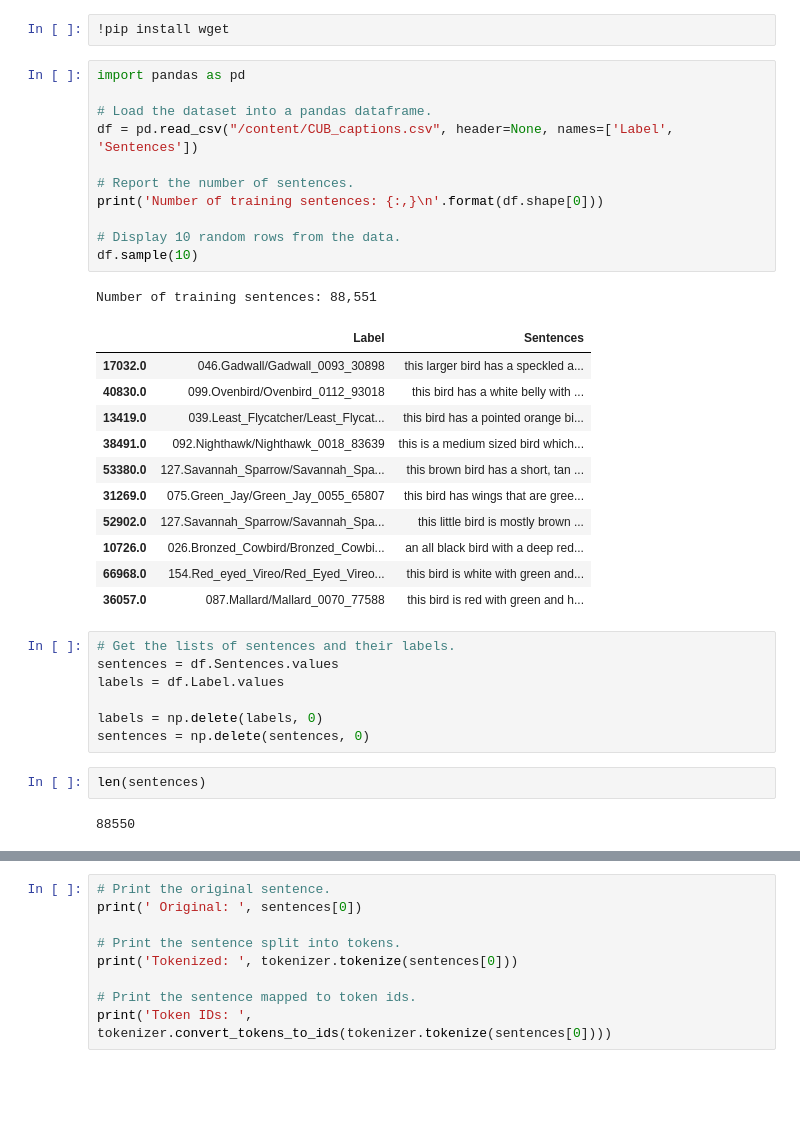
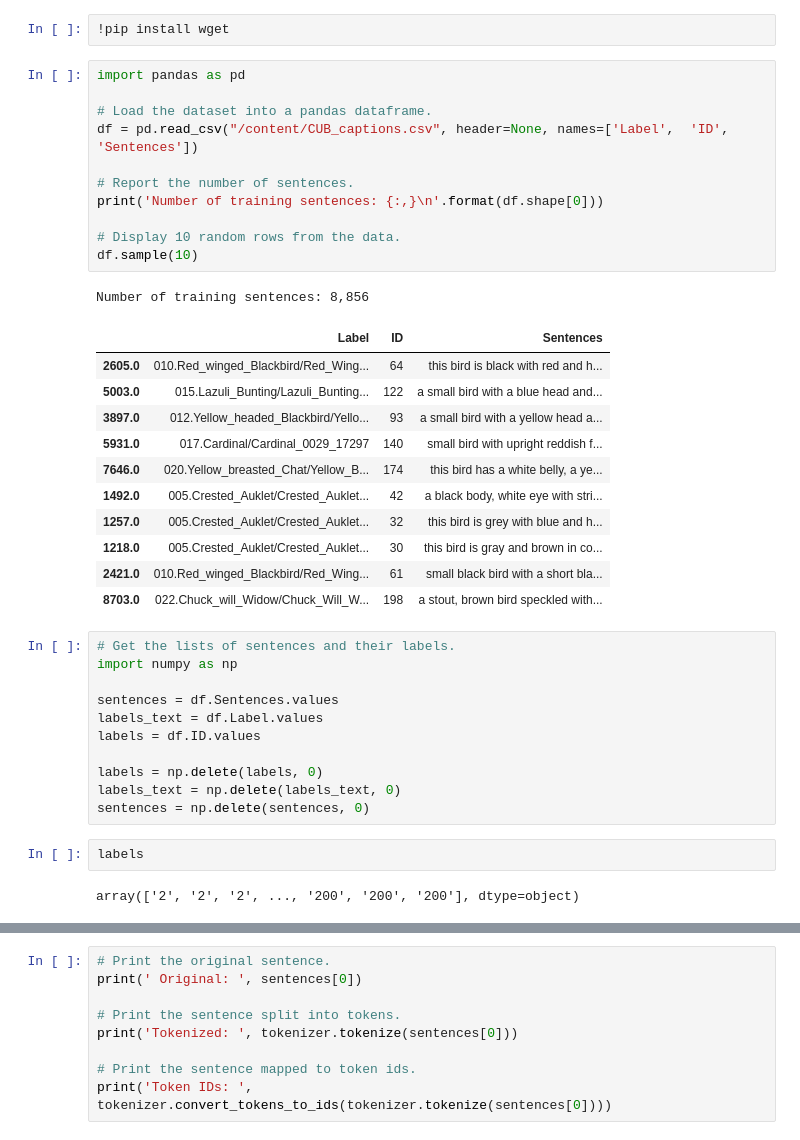
Before and after one commit to Meghana07/CUB-Attn-GAN, a Jupyter notebook: theNotebook/TextEncoderCubAttn.ipynb, the cells around one changed output, grey strips where cells are left out. Drawn from its saved outputs; the diff is of its cells as text; blank space fills up the shorter version.

```diff
--- a/theNotebook/TextEncoderCubAttn.ipynb
+++ b/theNotebook/TextEncoderCubAttn.ipynb
@@ -1611,38 +1646,42 @@ Found GPU at: /device:GPU:0
 # %%
 import pandas as pd
 
 # Load the dataset into a pandas dataframe.
-df = pd.read_csv("/content/CUB_captions.csv", header=None, names=['Label', 'Sentences'])
+df = pd.read_csv("/content/CUB_captions.csv", header=None, names=['Label',  'ID', 'Sentences'])
 
 # Report the number of sentences.
 print('Number of training sentences: {:,}\n'.format(df.shape[0]))
 
 # Display 10 random rows from the data.
 df.sample(10)
 # %% [output]
-Number of training sentences: 88,551
+Number of training sentences: 8,856
-|  | Label | Sentences |
-| 17032.0 | 046.Gadwall/Gadwall_0093_30898 | this larger bird has a speckled a... |
-| 40830.0 | 099.Ovenbird/Ovenbird_0112_93018 | this bird has a white belly with ... |
-| 13419.0 | 039.Least_Flycatcher/Least_Flycat... | this bird has a pointed orange bi... |
-| 38491.0 | 092.Nighthawk/Nighthawk_0018_83639 | this is a medium sized bird which... |
-| 53380.0 | 127.Savannah_Sparrow/Savannah_Spa... | this brown bird has a short, tan ... |
-| 31269.0 | 075.Green_Jay/Green_Jay_0055_65807 | this bird has wings that are gree... |
-| 52902.0 | 127.Savannah_Sparrow/Savannah_Spa... | this little bird is mostly brown ... |
-| 10726.0 | 026.Bronzed_Cowbird/Bronzed_Cowbi... | an all black bird with a deep red... |
-| 66968.0 | 154.Red_eyed_Vireo/Red_Eyed_Vireo... | this bird is white with green and... |
-| 36057.0 | 087.Mallard/Mallard_0070_77588 | this bird is red with green and h... |
+|  | Label | ID | Sentences |
+| 2605.0 | 010.Red_winged_Blackbird/Red_Wing... | 64 | this bird is black with red and h... |
+| 5003.0 | 015.Lazuli_Bunting/Lazuli_Bunting... | 122 | a small bird with a blue head and... |
+| 3897.0 | 012.Yellow_headed_Blackbird/Yello... | 93 | a small bird with a yellow head a... |
+| 5931.0 | 017.Cardinal/Cardinal_0029_17297 | 140 | small bird with upright reddish f... |
+| 7646.0 | 020.Yellow_breasted_Chat/Yellow_B... | 174 | this bird has a white belly, a ye... |
+| 1492.0 | 005.Crested_Auklet/Crested_Auklet... | 42 | a black body, white eye with stri... |
+| 1257.0 | 005.Crested_Auklet/Crested_Auklet... | 32 | this bird is grey with blue and h... |
+| 1218.0 | 005.Crested_Auklet/Crested_Auklet... | 30 | this bird is gray and brown in co... |
+| 2421.0 | 010.Red_winged_Blackbird/Red_Wing... | 61 | small black bird with a short bla... |
+| 8703.0 | 022.Chuck_will_Widow/Chuck_Will_W... | 198 | a stout, brown bird speckled with... |
 # %%
 # Get the lists of sentences and their labels.
+import numpy as np
+
 sentences = df.Sentences.values
-labels = df.Label.values
+labels_text = df.Label.values
+labels = df.ID.values
 
 labels = np.delete(labels, 0)
+labels_text = np.delete(labels_text, 0)
 sentences = np.delete(sentences, 0)
-# %%
-len(sentences)
-# %% [output]
-88550
+# %%
+labels
+# %% [output]
+array(['2', '2', '2', ..., '200', '200', '200'], dtype=object)
 # %%
 from transformers import BertTokenizer
 
```
Also changed, not shown: parts of 12 cells of this notebook.
